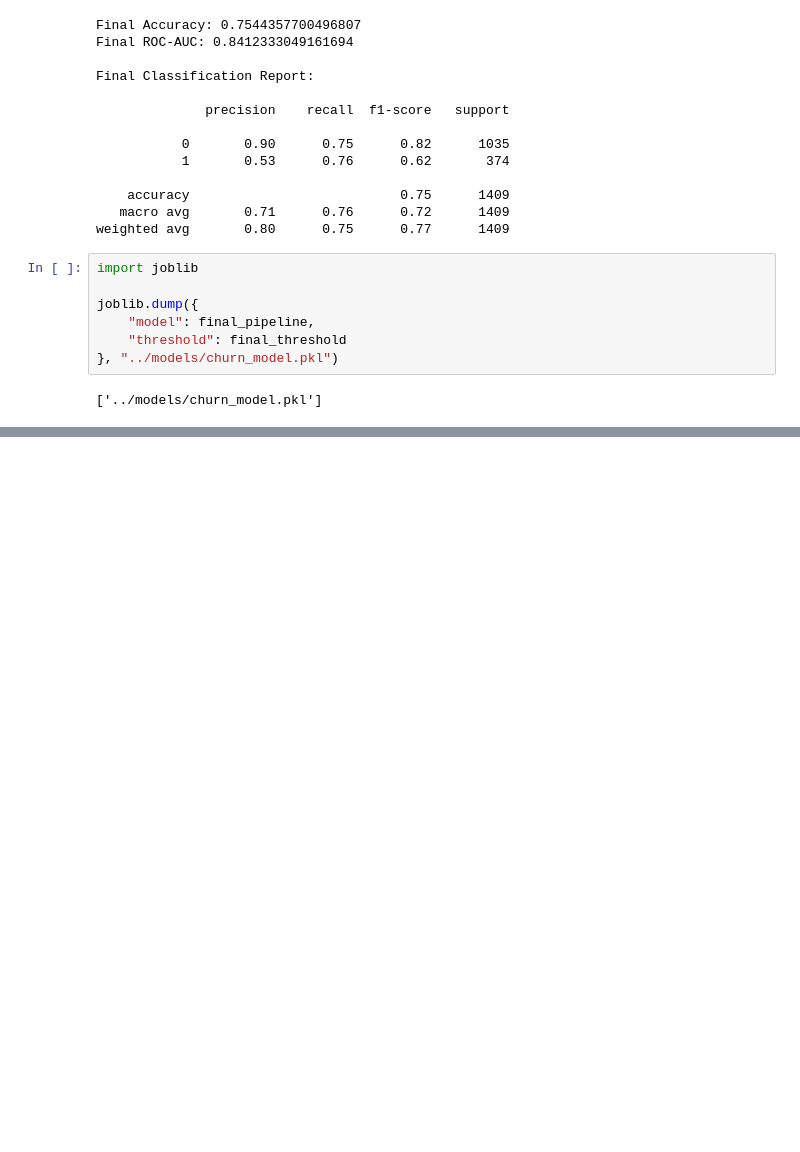
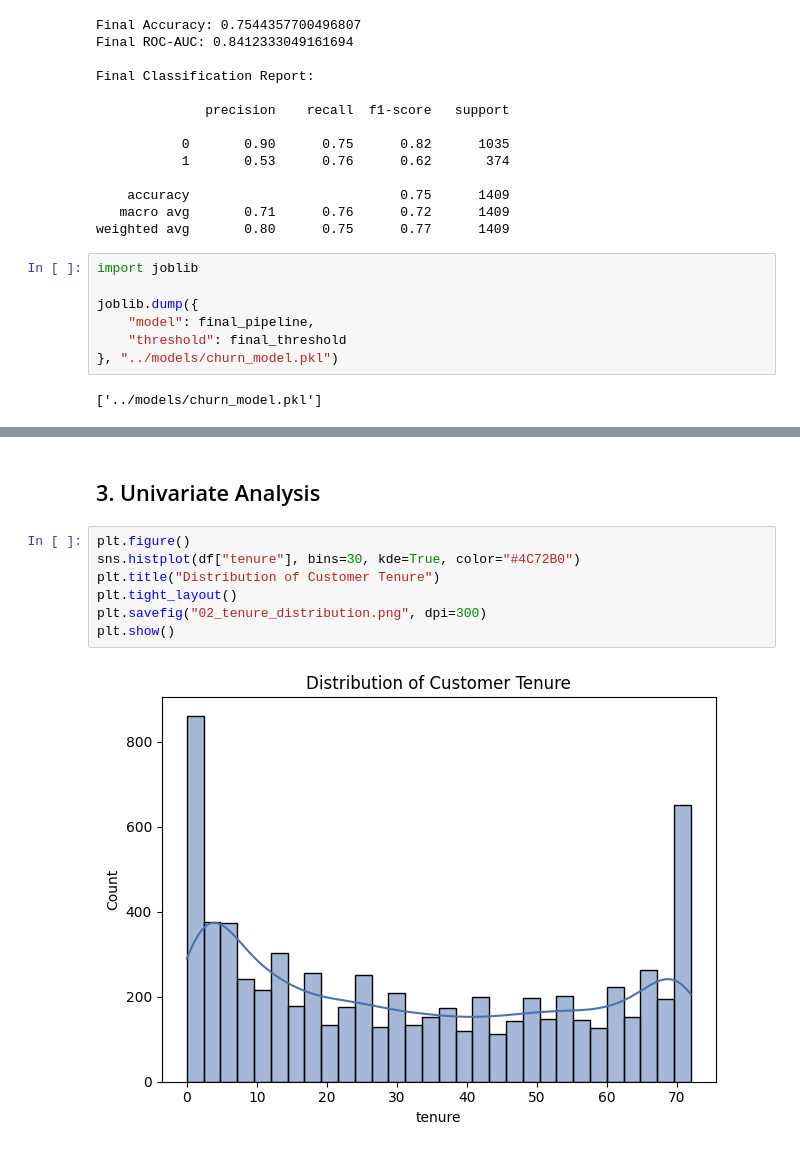
Before and after one commit to riddhi0014/customer-churn-ml, a Jupyter notebook: notebooks/churn_analysis.ipynb, the cells around one changed output, grey strips where cells are left out. Cells and saved outputs as stored; diff of their text form; blank space fills up the shorter version.

```diff
--- a/notebooks/churn_analysis.ipynb
+++ b/notebooks/churn_analysis.ipynb
@@ -441,0 +494,11 @@ joblib.dump({
+# %% [markdown]
+## 3. Univariate Analysis
+# %%
+plt.figure()
+sns.histplot(df["tenure"], bins=30, kde=True, color="#4C72B0")
+plt.title("Distribution of Customer Tenure")
+plt.tight_layout()
+plt.savefig("02_tenure_distribution.png", dpi=300)
+plt.show()
+# %% [output]
+[figure, added]
```
Also changed, not shown: parts of 16 cells of this notebook, 7 other files.
